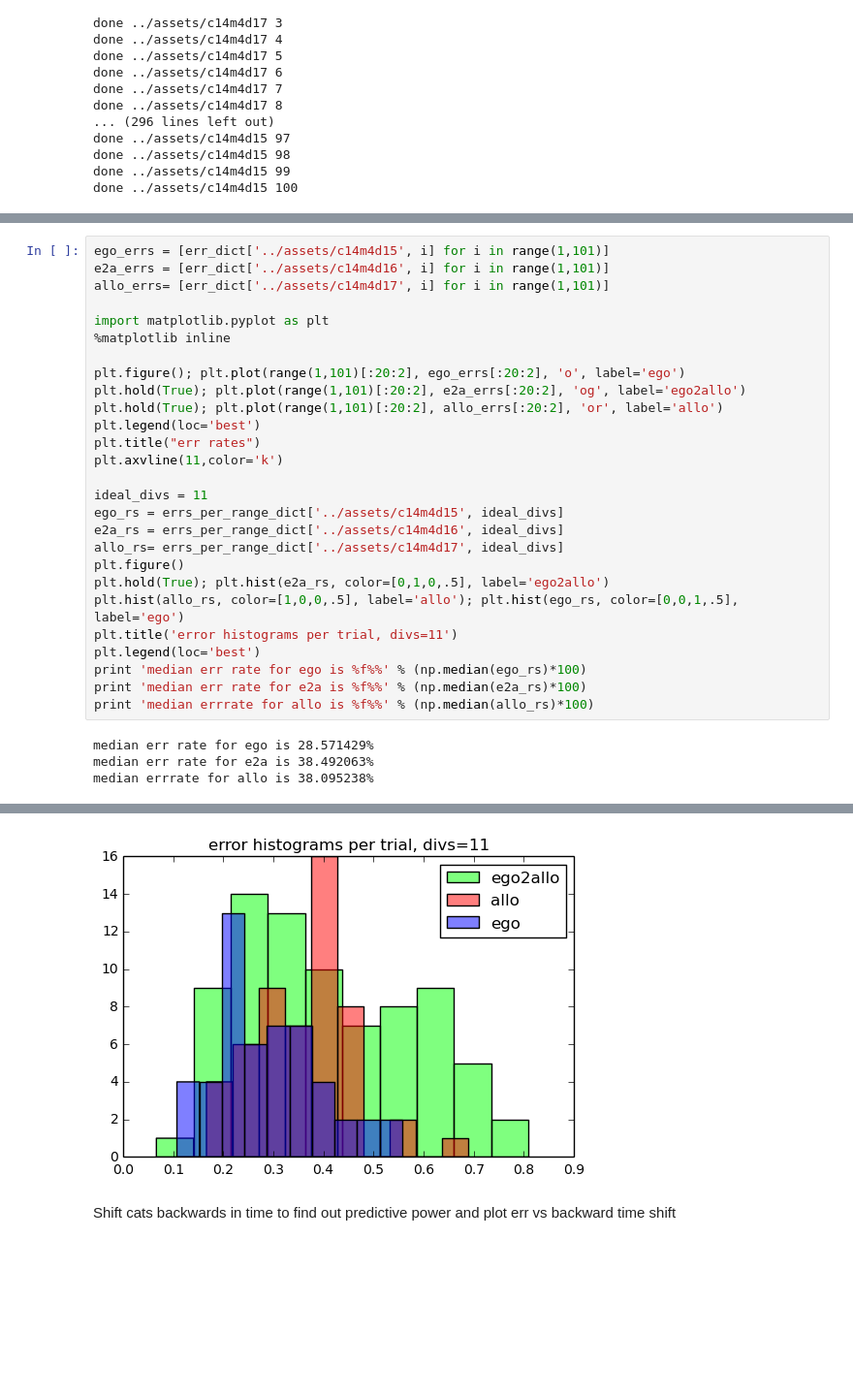
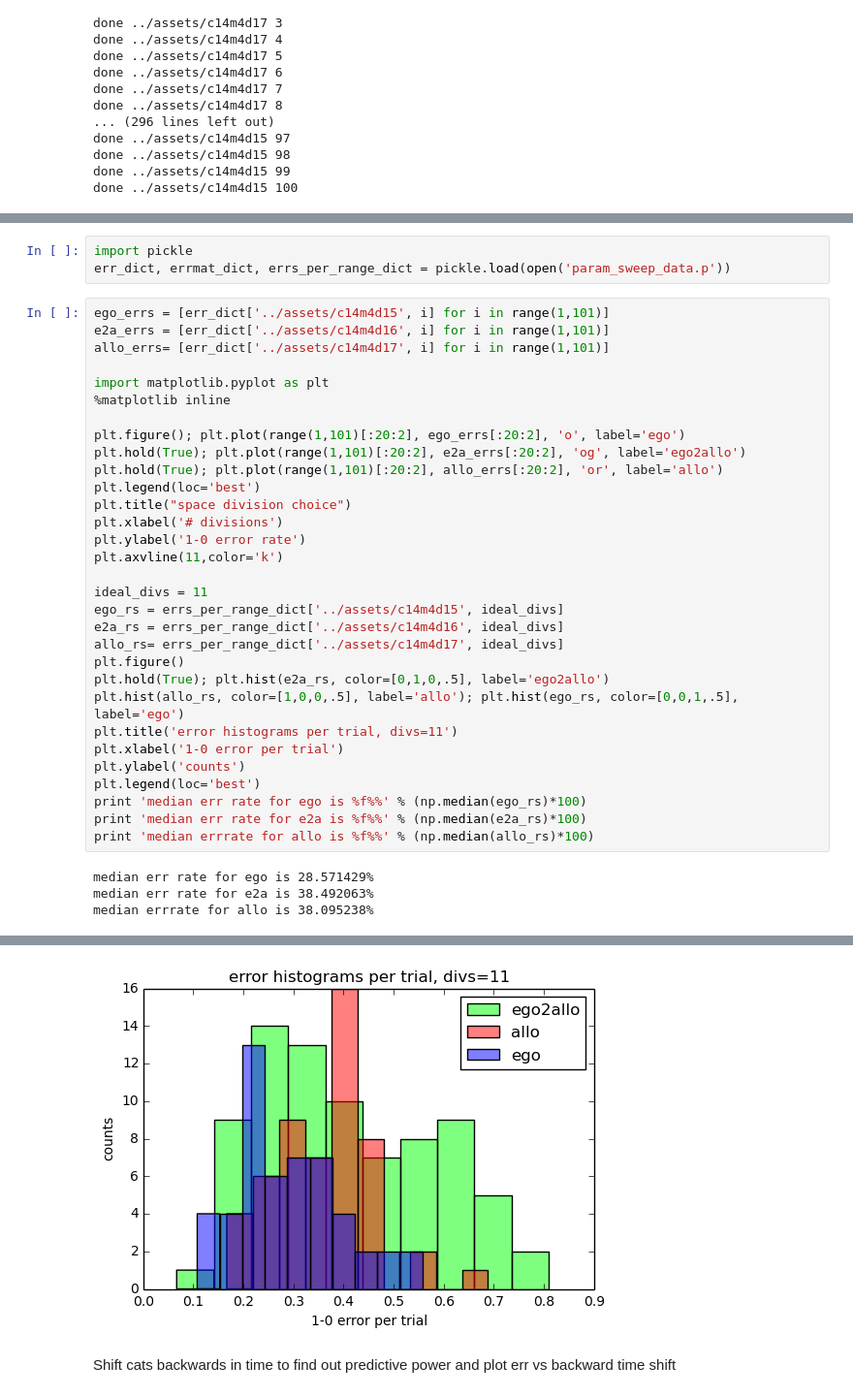
Before and after one commit to approbatory/funkcii, a Jupyter notebook: hpc_place_coding.ipynb, the cells around one changed output, grey strips where cells are left out. Shown at 97% size. Cells and saved outputs as stored; diff of their text form; blank space fills up the shorter version.

```diff
--- a/hpc_place_coding.ipynb
+++ b/hpc_place_coding.ipynb
@@ -188,3 +256,6 @@ pickle.dump((err_dict, errmat_dict, errs_per_range_dict), open('param_sweep_data
+# %%
+import pickle
+err_dict, errmat_dict, errs_per_range_dict = pickle.load(open('param_sweep_data.p'))
 # %%
 ego_errs = [err_dict['../assets/c14m4d15', i] for i in range(1,101)]
 e2a_errs = [err_dict['../assets/c14m4d16', i] for i in range(1,101)]
@@ -197,7 +268,9 @@ plt.figure(); plt.plot(range(1,101)[:20:2], ego_errs[:20:2], 'o', label='ego')
 plt.hold(True); plt.plot(range(1,101)[:20:2], e2a_errs[:20:2], 'og', label='ego2allo')
 plt.hold(True); plt.plot(range(1,101)[:20:2], allo_errs[:20:2], 'or', label='allo')
 plt.legend(loc='best')
-plt.title("err rates")
+plt.title("space division choice")
+plt.xlabel('# divisions')
+plt.ylabel('1-0 error rate')
 plt.axvline(11,color='k')
 
 ideal_divs = 11
@@ -208,6 +281,8 @@ plt.figure()
 plt.hold(True); plt.hist(e2a_rs, color=[0,1,0,.5], label='ego2allo')
 plt.hist(allo_rs, color=[1,0,0,.5], label='allo'); plt.hist(ego_rs, color=[0,0,1,.5], label='ego')
 plt.title('error histograms per trial, divs=11')
+plt.xlabel('1-0 error per trial')
+plt.ylabel('counts')
 plt.legend(loc='best')
 print 'median err rate for ego is %f%%' % (np.median(ego_rs)*100)
 print 'median err rate for e2a is %f%%' % (np.median(e2a_rs)*100)
@@ -220,4 +295,4 @@ median errrate for allo is 38.095238%
-[figure, old version]
+[figure, new version]
 # %% [markdown]
 Shift cats backwards in time to find out predictive power and plot err vs backward time shift
 # %%
```
Also changed, not shown: parts of 13 cells of this notebook, 2 other files.
